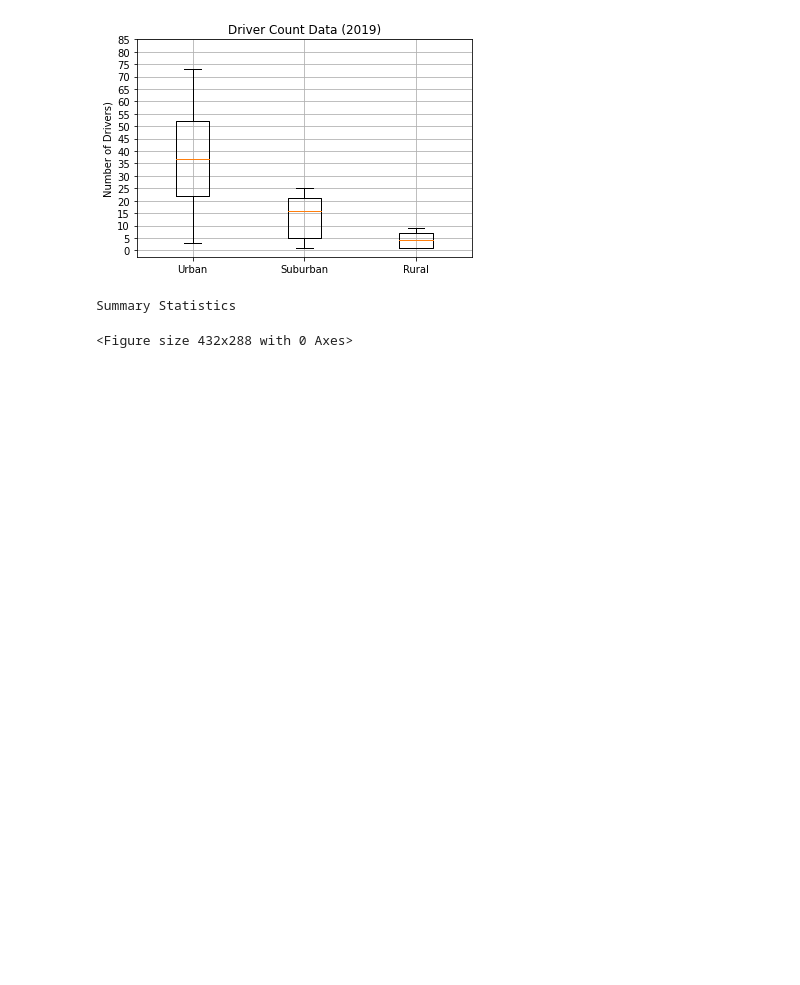
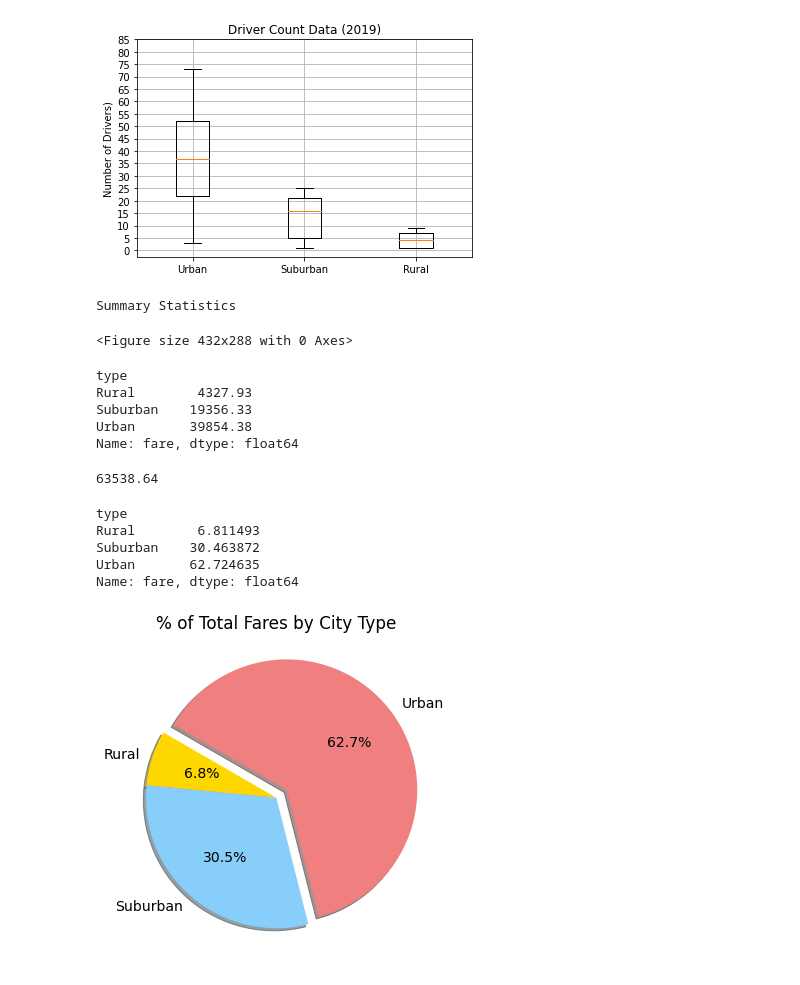
Before and after one commit to teruki-i/Pyber_Analysis, a Jupyter notebook: PyBer.ipynb, the cells around one changed output. Saved outputs shown, nothing was run; the diff lists cells and outputs as text; code cells hidden in the pictures; blank space fills up the shorter version.

Commit message:
created pie chart shwoing percentage of total fares by city type

```diff
--- a/PyBer.ipynb
+++ b/PyBer.ipynb
@@ -914,3 +914,61 @@ plt.savefig("analysis/Fig4.png")
 [figure]
 Summary Statistics
 <Figure size 432x288 with 0 Axes>
+# %%
+# get sum of fares by city type
+sum_fares_by_city_type = pyber_data_df.groupby('type')['fare'].sum()
+
+sum_fares_by_city_type
+# %% [output]
+type
+Rural        4327.93
+Suburban    19356.33
+Urban       39854.38
+Name: fare, dtype: float64
+# %%
+# calculate total fare collected
+total_fares = pyber_data_df['fare'].sum()
+total_fares
+# %% [output]
+63538.64
+# %%
+# calculate percentage of fares collected by city type
+fares_percentage_by_city_type = sum_fares_by_city_type/total_fares * 100
+
+fares_percentage_by_city_type
+# %% [output]
+type
+Rural        6.811493
+Suburban    30.463872
+Urban       62.724635
+Name: fare, dtype: float64
+# %%
+# Import mpl to change the plot configurations using rcParams.
+import matplotlib as mpl
+
+# create pie chart showing percentage of fare collected by each city type
+
+type_label = ["Rural","Suburban","Urban"]
+plt.subplots(figsize = (10,6))
+explode_values = (0,0,0.1)
+plt.pie(fares_percentage_by_city_type,
+        labels = type_label,
+        explode = explode_values,
+        colors=["gold", "lightskyblue", "lightcoral"],
+        autopct = '%1.1f%%',
+        startangle = 150,
+        shadow = True
+       )
+
+# add title
+plt.title("% of Total Fares by City Type")
+
+# Change the default font size from 10 to 14.
+mpl.rcParams['font.size'] = 14
+
+# Save Figure
+plt.savefig("analysis/Fig5.png")
+
+plt.show()
+# %% [output]
+[figure, added]
```
Also changed, not shown: 4 other files.
